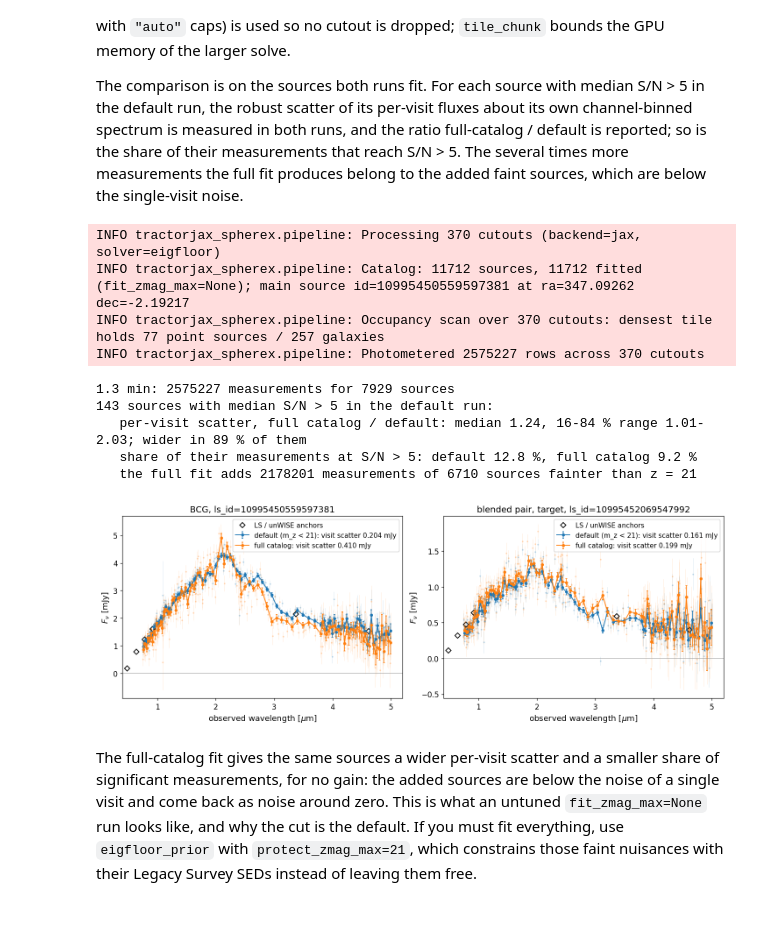
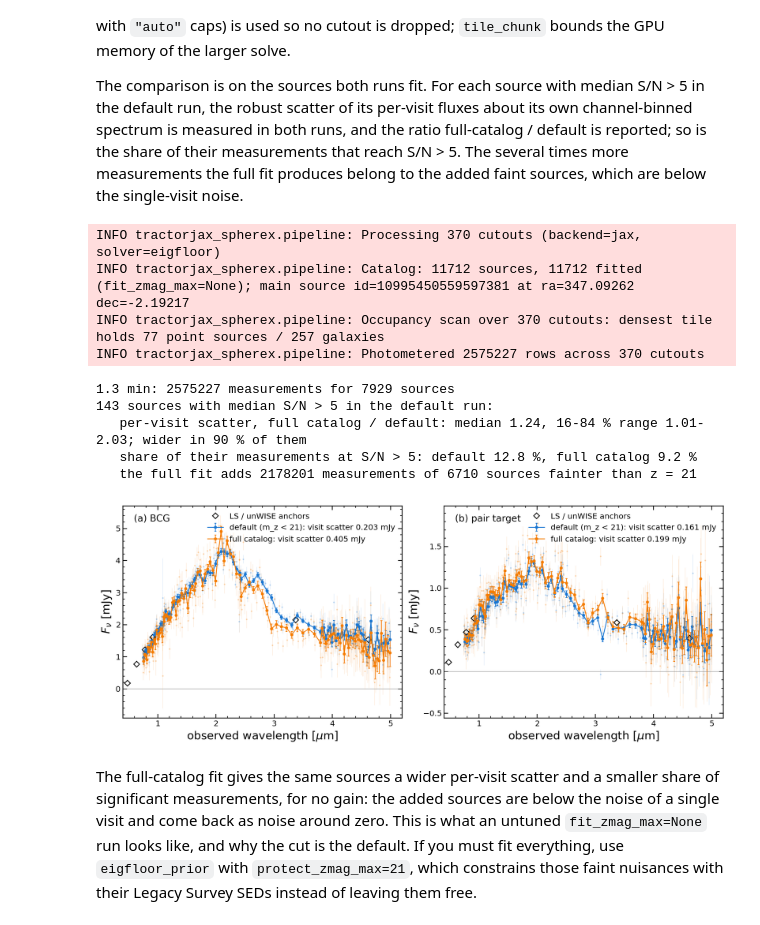
Before and after one commit to hbahk/tractorjax-spherex, a Jupyter notebook: examples/04_cluster_field_end_to_end.ipynb, the cells around one changed output. Drawn from its saved outputs; the diff is of its cells as text; code cells hidden in the pictures.

```diff
--- a/examples/04_cluster_field_end_to_end.ipynb
+++ b/examples/04_cluster_field_end_to_end.ipynb
@@ -314,14 +333,15 @@ def draw_neighbourhood(ax, ra, dec, fov_arcsec=60.0, partners=()):
                     ls="-" if fitted[j] else ":")
     bar = PIX / pixscale
     ax.plot([0.05 * n, 0.05 * n + bar], [0.94 * n, 0.94 * n], color="w", lw=2)
-    ax.text(0.05 * n, 0.905 * n, "1 SPHEREx px", color="w", ha="left", va="bottom", fontsize=11)
+    ax.text(0.05 * n, 0.905 * n, "1 SPHEREx px", color="w", ha="left", va="bottom", fontsize="small")
     ax.set_xlim(0, n); ax.set_ylim(n, 0)
     ax.set_xticks([]); ax.set_yticks([])
 
 
-fig, ax = plt.subplots(figsize=(5.5, 5.5))
+fig, ax = plt.subplots(figsize=(6, 6))
 draw_neighbourhood(ax, float(bcg["ra"]), float(bcg["dec"]), fov_arcsec=60)
-ax.set_title(f"BCG ls_id={BCG_ID}, 60\" field")
+ax.text(0.04, 0.96, f"BCG ls_id={BCG_ID}\n60\" field, Legacy Survey DR10", color="w",
+        transform=ax.transAxes, va="top", ha="left", fontsize="small")
 plt.show()
 # %% [output]
 BCG: ls_id=10995450559597381  type=SER  z-mag=16.00  shape_r=7.13"  sersic=3.10
@@ -457,11 +477,11 @@ print(f"cutout {ci}: obs_id={best['obs_id']} D{best['detector']}  "
       f"lambda={best['central_wavelength']:.3f} um  BCG flux={best['flux']:.3f} +- {best['flux_err']:.3f} mJy")
 
 fig = plot_fit(cutout, cat[fitted], phot, cutout_index=ci, config=cfg, mark_sources=False)
-fig.set_size_inches(13, 4.2)
+fig.set_size_inches(14, 4.6)
 plt.show()
 
 fig = plot_fit(cutout, cat[fitted], phot, cutout_index=ci, config=cfg, mark_sources=False)
-fig.set_size_inches(13, 4.2)
+fig.set_size_inches(14, 4.6)
 
 
 def to_xy_cutout(ra_s, dec_s):
@@ -531,11 +551,11 @@ def plot_source(ax, sid, row, color="C0", label=None):
     return spec, binned
 
 
-fig, ax = plt.subplots(figsize=(10, 4.5), constrained_layout=True)
+fig, ax = plt.subplots(figsize=(11, 5))
 spec, binned = plot_source(ax, BCG_ID, bcg, label="BCG: per visit (faint), 102-channel binned (solid)")
 ax.axvline(1.6 * (1 + Z_CL), color="0.6", ls=":", lw=1)
 ax.text(1.6 * (1 + Z_CL), ax.get_ylim()[1] * 0.95, " 1.6 $\\mu$m bump at z = %.3f" % Z_CL,
-        va="top", fontsize=11, color="0.4")
+        va="top", fontsize="small", color="0.4")
 ax.legend(loc="lower right")
 plt.show()
 
@@ -590,12 +610,13 @@ for k in (a, b):
     print(f"   ls_id={int(fit['ls_id'][k])}  type={fit['type'][k]:<4}  z={fit['zmag'][k]:.2f}  "
           f"shape_r={fit['shape_r'][k]:.2f}\"  median S/N {median_snr(fit['ls_id'][k]):.1f}")
 
-fig, (ax0, ax1) = plt.subplots(1, 2, figsize=(13, 4.6), constrained_layout=True,
-                               gridspec_kw={"width_ratios": [1, 2]})
+fig, (ax0, ax1) = plt.subplots(1, 2, figsize=(13, 5), gridspec_kw={"width_ratios": [1, 2]})
 draw_neighbourhood(ax0, ra_a, dec_a, fov_arcsec=40,
-                   partners=[(float(fit["ra"][b]), float(fit["dec"][b]), "C3")])
-ax0.set_title("40\" field around the target")
-for k, color in ((a, "C0"), (b, "C3")):
+                   partners=[(float(fit["ra"][b]), float(fit["dec"][b]), "C2")])
+ax0.text(0.04, 0.96, "(a) 40\" field around the target", color="w",
+         transform=ax0.transAxes, va="top", ha="left", fontsize="small")
+ax1.text(0.04, 0.96, "(b)", transform=ax1.transAxes, va="top", ha="left")
+for k, color in ((a, "C0"), (b, "C2")):
     plot_source(ax1, int(fit["ls_id"][k]), fit[k], color=color,
                 label=f"ls_id={int(fit['ls_id'][k])} ({fit['type'][k]}, z={fit['zmag'][k]:.1f})")
 ax1.legend(loc="upper right")
@@ -657,40 +678,40 @@ print(f"   share of their measurements at S/N > 5: default "
       f"{np.mean(phot['flux'] / phot['flux_err'] > 5) * 100:.1f} %, full catalog "
       f"{np.mean(phot_full['flux'][common] / phot_full['flux_err'][common] > 5) * 100:.1f} %")
 print(f"   the full fit adds {len(phot_full) - common.sum()} measurements of "
       f"{len(np.unique(phot_full['id'])) - len(np.unique(phot['id']))} sources fainter than z = 21")
 
-fig, axs = plt.subplots(1, 2, figsize=(13, 4.6), constrained_layout=True)
-for ax, (sid, row, ttl) in zip(axs, ((BCG_ID, bcg, "BCG"),
-                                     (int(fit["ls_id"][a]), fit[a], "blended pair, target"))):
+fig, axs = plt.subplots(1, 2, figsize=(13, 5))
+for (ax, panel), (sid, row, ttl) in zip(zip(axs, "ab"), ((BCG_ID, bcg, "BCG"),
+                                     (int(fit["ls_id"][a]), fit[a], "pair target"))):
     for src, color, label in ((spectra, "C0", "default (m_z < 21)"),
                               (spectra_full, "C1", "full catalog")):
         s = src[sid]
         bnd = bin_to_channels(s)
         ax.errorbar(s["central_wavelength"], s["flux"], yerr=s["flux_err"], fmt=".", ms=3,
                     color=color, alpha=0.2, lw=0.5)
         ax.errorbar(bnd["central_wavelength"], bnd["flux"], yerr=bnd["flux_err"], fmt="o-",
                     ms=3.5, color=color, lw=1.2, elinewidth=1.0, capsize=1.5,
                     label=f"{label}: visit scatter {visit_scatter(s):.3f} mJy")
     lam, f = anchors(row)
     ax.plot(lam, f, "D", ms=6, mfc="none", mec="k", mew=1.2, label="LS / unWISE anchors")
     ax.axhline(0, color="0.5", lw=0.6)
     ax.set_xlim(0.4, 5.2)
     ax.set_xlabel("observed wavelength [$\\mu$m]")
     ax.set_ylabel("$F_\\nu$ [mJy]")
-    ax.set_title(f"{ttl}, ls_id={sid}")
-    ax.legend(loc="upper right", fontsize=10)
+    ax.text(0.04, 0.96, f"({panel}) {ttl}", transform=ax.transAxes, va="top", ha="left")
+    ax.legend(loc="upper right")
 plt.show()
 # %% [output]
 INFO tractorjax_spherex.pipeline: Processing 370 cutouts (backend=jax, solver=eigfloor)
 INFO tractorjax_spherex.pipeline: Catalog: 11712 sources, 11712 fitted (fit_zmag_max=None); main source id=10995450559597381 at ra=347.09262 dec=-2.19217
 INFO tractorjax_spherex.pipeline: Occupancy scan over 370 cutouts: densest tile holds 77 point sources / 257 galaxies
 INFO tractorjax_spherex.pipeline: Photometered 2575227 rows across 370 cutouts
 1.3 min: 2575227 measurements for 7929 sources
 143 sources with median S/N > 5 in the default run:
-   per-visit scatter, full catalog / default: median 1.24, 16-84 % range 1.01-2.03; wider in 89 % of them
+   per-visit scatter, full catalog / default: median 1.24, 16-84 % range 1.01-2.03; wider in 90 % of them
    share of their measurements at S/N > 5: default 12.8 %, full catalog 9.2 %
    the full fit adds 2178201 measurements of 6710 sources fainter than z = 21
-[figure, old version]
+[figure, new version]
 # %% [markdown]
 The full-catalog fit gives the same sources a wider per-visit scatter and a
 smaller share of significant measurements, for no gain: the added sources are
```
Also changed, not shown: parts of 7 cells of this notebook.
